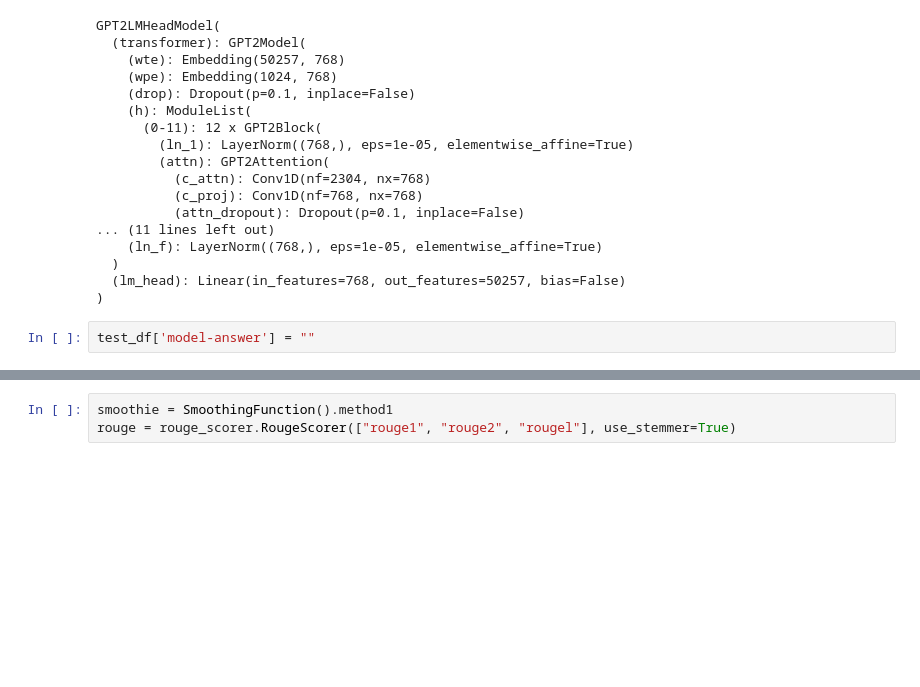
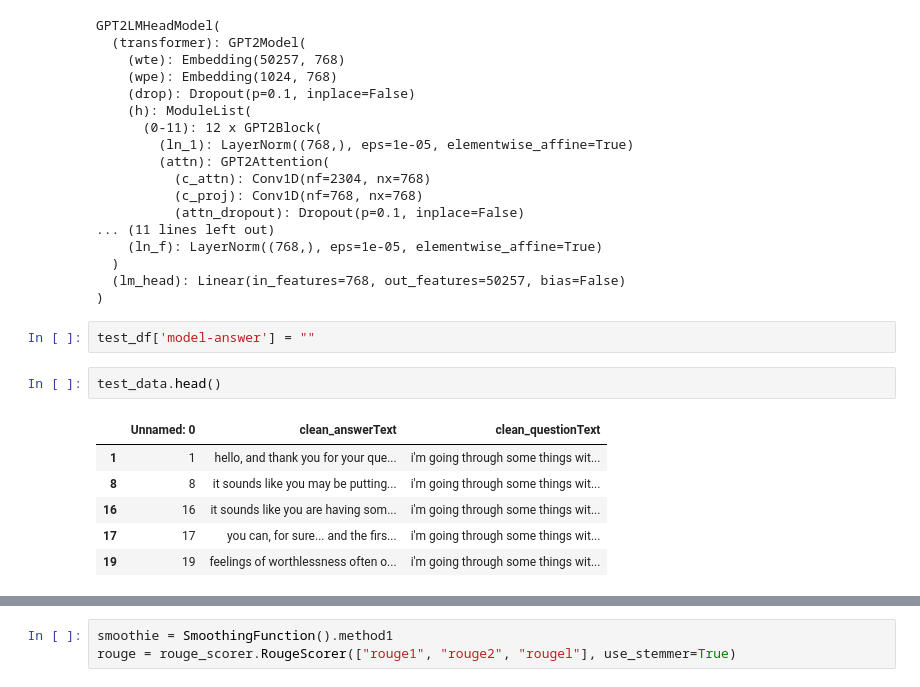
Before and after one commit to Bhadra-Indranil/LLM-for-Mental-Health, a Jupyter notebook: GPT2_QA_Mental_Health_UL.ipynb, the cells around one changed output, grey strips where cells are left out. Drawn from its saved outputs; the diff is of its cells as text; blank space fills up the shorter version.

```diff
--- a/GPT2_QA_Mental_Health_UL.ipynb
+++ b/GPT2_QA_Mental_Health_UL.ipynb
@@ -274,4 +294,13 @@ GPT2LMHeadModel(
 )
 # %%
 test_df['model-answer'] = ""
+# %%
+test_data.head()
+# %% [output]
+|  | Unnamed: 0 | clean_answerText | clean_questionText |
+| 1 | 1 | hello, and thank you for your que... | i'm going through some things wit... |
+| 8 | 8 | it sounds like you may be putting... | i'm going through some things wit... |
+| 16 | 16 | it sounds like you are having som... | i'm going through some things wit... |
+| 17 | 17 | you can, for sure... and the firs... | i'm going through some things wit... |
+| 19 | 19 | feelings of worthlessness often o... | i'm going through some things wit... |
 # %%
```
Also changed, not shown: parts of 10 cells of this notebook.
